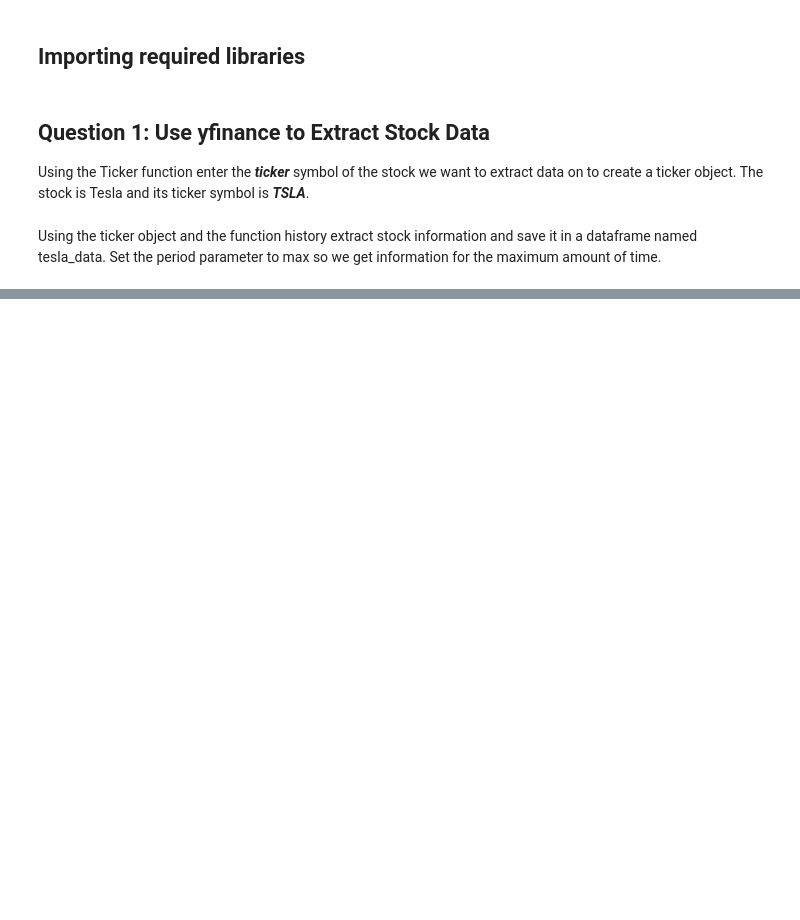
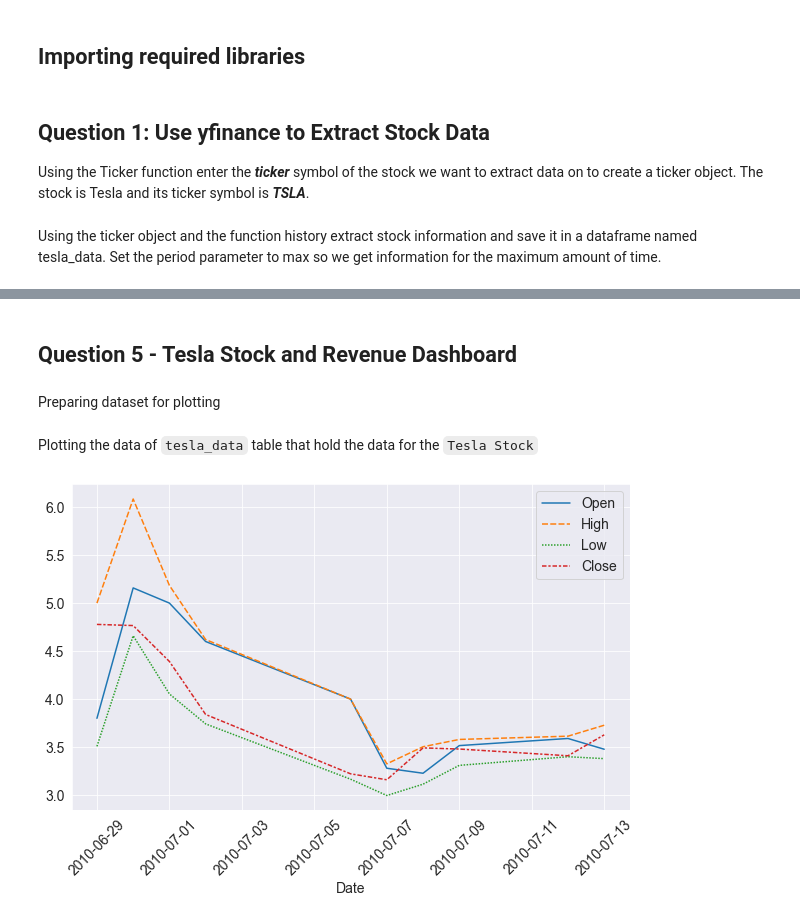
Before and after one commit to alamgirakash2000/IBM-Data-Science-Professional-Certificate-Program, a Jupyter notebook: Course05-python-project-for-data-science/Analyzing Historical Stock And Building a Dashboard.ipynb, the cells around one changed output, grey strips where cells are left out. Drawn from its saved outputs; the diff is of its cells as text; code cells hidden in the pictures; blank space fills up the shorter version.

```diff
--- a/Course05-python-project-for-data-science/Analyzing Historical Stock And Building a Dashboard.ipynb
+++ b/Course05-python-project-for-data-science/Analyzing Historical Stock And Building a Dashboard.ipynb
@@ -76,0 +176,17 @@ This repository is to track my progress of this program and also store all the p
+# %% [markdown]
+## Question 5 - Tesla Stock and Revenue Dashboard
+# %% [markdown]
+Preparing dataset for plotting
+# %%
+tesla_selected = tesla_data[["Date","Open","High","Low","Close"]].copy()
+tesla_selected= tesla_selected.head(10)
+tesla_selected.set_index("Date", inplace =True)
+tesla_revenue["Revenue"] = pd.to_numeric(tesla_revenue["Revenue"])
+# %% [markdown]
+Plotting the data of `tesla_data` table that hold the data for the `Tesla Stock`
+# %%
+plt.xticks(rotation=45)
+sns.lineplot(data=tesla_selected)
+plt.show()
+# %% [output]
+[figure, added]
```
Also changed, not shown: parts of 35 cells of this notebook, 1 other file.
